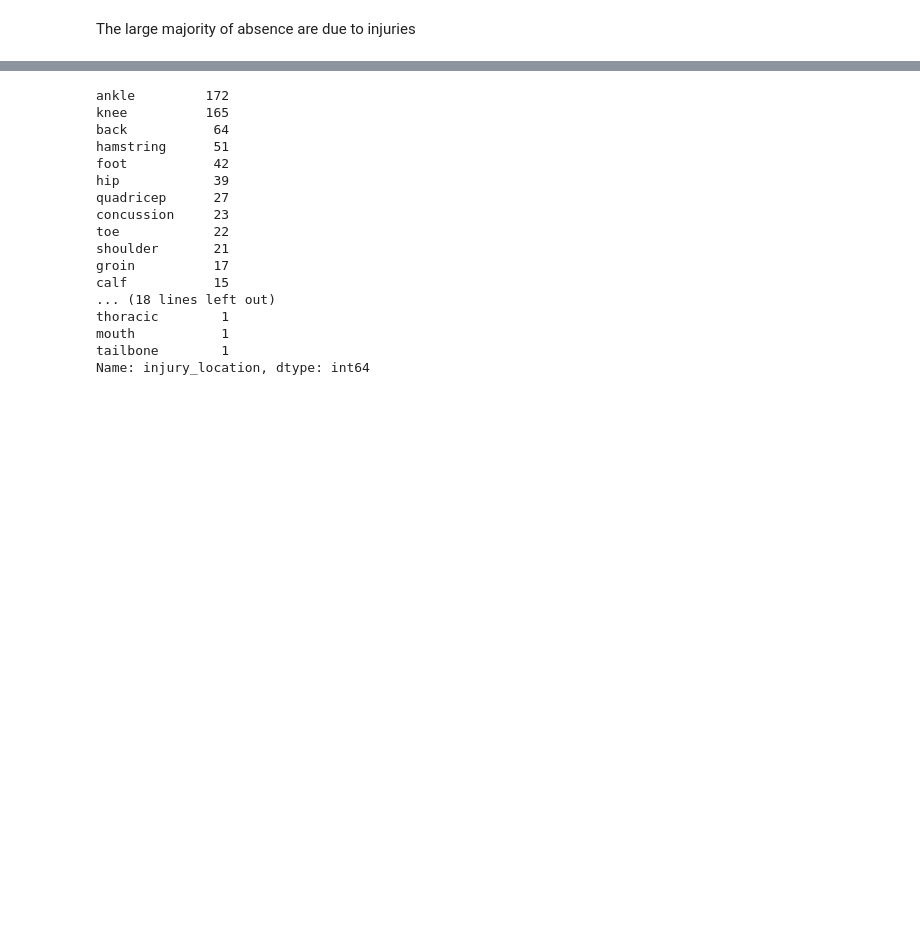
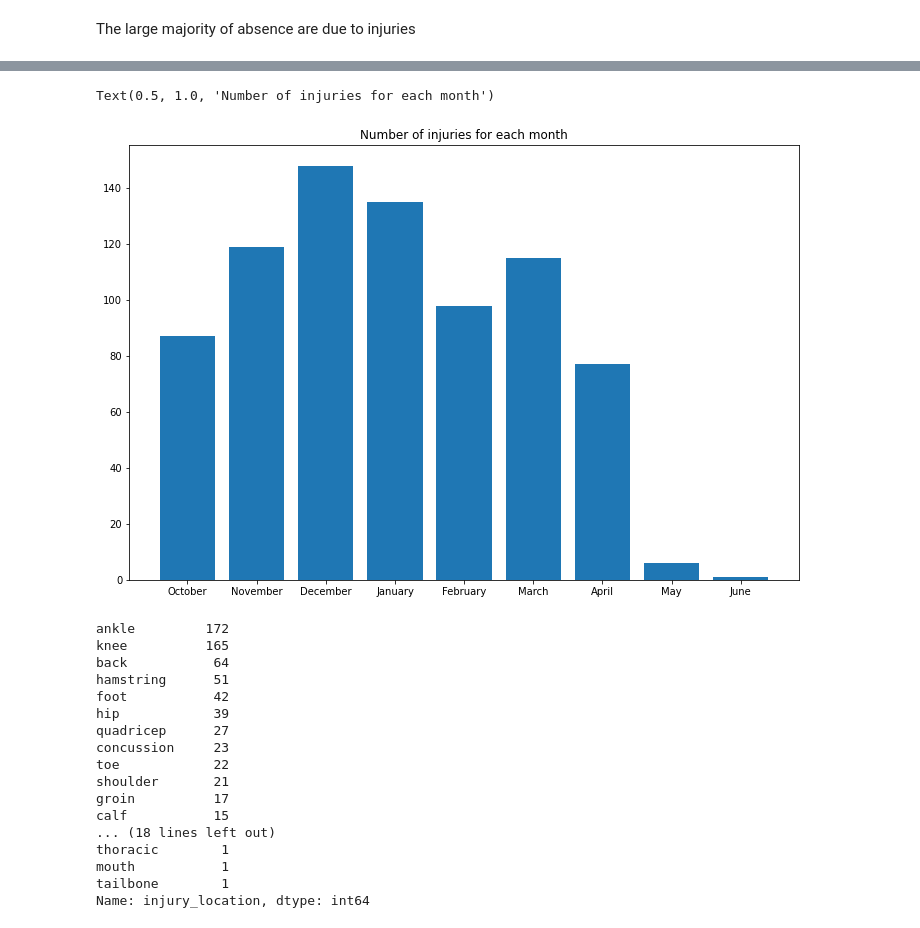
Before and after one commit to romainBechet/NBA_injuries, a Jupyter notebook: injuries.ipynb, the cells around one changed output, grey strips where cells are left out. Saved outputs shown, nothing was run; the diff lists cells and outputs as text; code cells hidden in the pictures; blank space fills up the shorter version.

Commit message:
groupby month

```diff
--- a/injuries.ipynb
+++ b/injuries.ipynb
@@ -191,6 +192,9 @@ df_injuries
 NOTE: Some duplicates can be found in the dataset. i'll check these in a later version
 # %%
 df_analysis = df_injuries.dropna( subset = ['missed_days']) # For the analysis we remove all the absence we are unsure about their end.
+
+months = [x.strftime('%B') for x in df_analysis['date']]
+df_analysis['month'] = months
 df_analysis
 # %% [output]
 |  | key | date | team | name | notes | reason | type | injury_location | missed_days | ... |
@@ -235,3 +239,15 @@ injury_analysis
+# %%
+months = [ "October", "November", "December", "January", "February", "March", "April", "May", "June", "Jully", "August", "September",]
+injury_month = injury_analysis.groupby('month').size().reset_index(name = 'count')
+injury_month['month'] = pd.Categorical(injury_month['month'], categories=months, ordered = True)
+injury_month = injury_month.sort_values(by='month')
+
+fig = plt.figure(figsize = (12,8))
+plt.bar(injury_month['month'], injury_month['count'])
+plt.title('Number of injuries for each month')
+# %% [output]
+Text(0.5, 1.0, 'Number of injuries for each month')
+[figure, added]
 # %%
 injury_analysis['injury_location'].value_counts()
 # %% [output]
```
Also changed, not shown: parts of 5 cells of this notebook.
